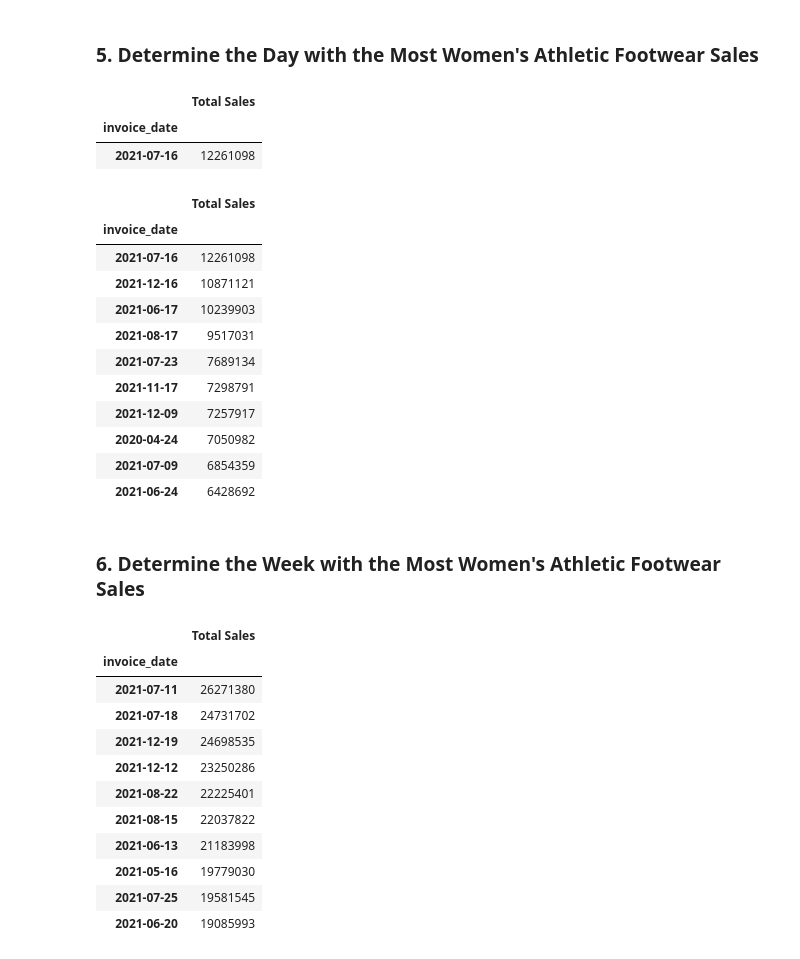
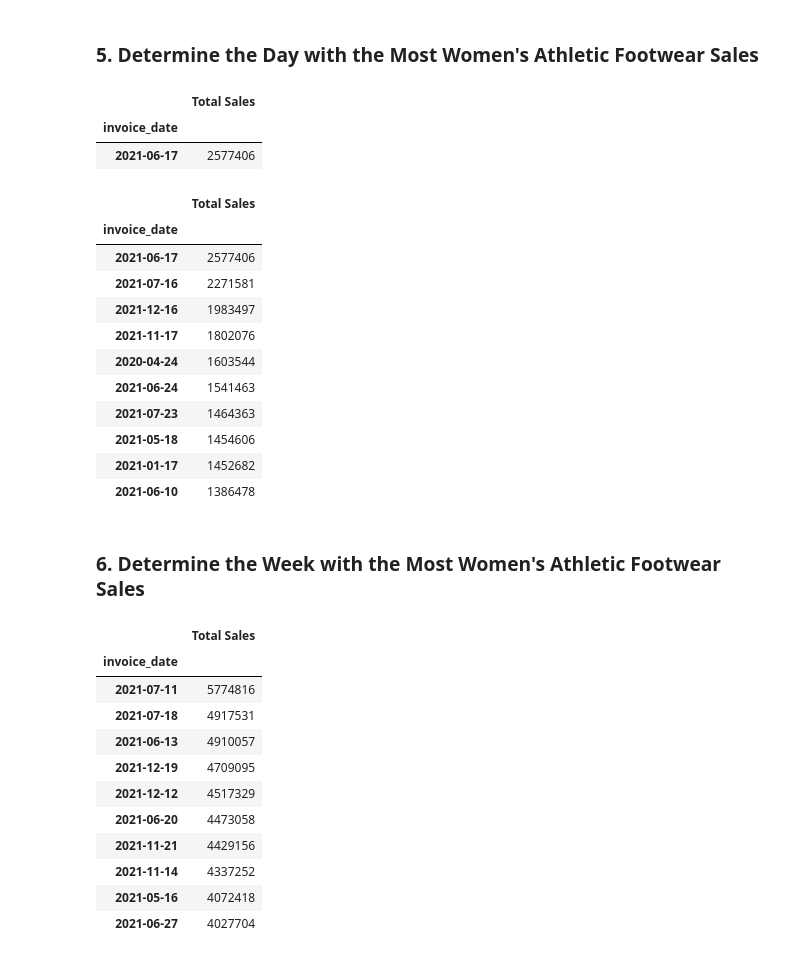
Before and after one commit to skiluvia/athletic_sales_analysis, a Jupyter notebook: athletic_sales_analysis_starter_code.ipynb, the cells around one changed output. Cells and saved outputs as stored; diff of their text form; code cells hidden in the pictures.

```diff
--- a/athletic_sales_analysis_starter_code.ipynb
+++ b/athletic_sales_analysis_starter_code.ipynb
@@ -337,54 +337,54 @@ athletic_sales_2020_2021_womens_pivoted_retailer_df.sort_values("Womens_Footwear
 ### 5. Determine the Day with the Most Women's Athletic Footwear Sales
 # %%
 # Create a pivot table with the 'invoice_date' column is the index, and the "total_sales" as the values.
-athletic_sales_2020_2021_day_most_sales_df = pd.pivot_table(athletic_sales_2020_2021_df, index=["invoice_date"], values=["total_sales"], aggfunc=sum)
+athletic_sales_2020_2021_day_most_sales_women_df = pd.pivot_table(athletic_sales_2020_2021_womens_df, index=["invoice_date"], values=["total_sales"], aggfunc=sum)
 
 # Optional: Rename the "total_sales" column to "Total Sales"
-athletic_sales_2020_2021_day_most_sales_df.rename(columns={"total_sales": "Total Sales"}, inplace=True)
+athletic_sales_2020_2021_day_most_sales_women_df.rename(columns={"total_sales": "Total Sales"}, inplace=True)
 
 # Show the table.
-athletic_sales_2020_2021_day_most_sales_df.sort_values("Total Sales", ascending=False).head(1)
+athletic_sales_2020_2021_day_most_sales_women_df.sort_values("Total Sales", ascending=False).head(1)
 # %% [output]
 |  | Total Sales |
 | invoice_date |  |
-| 2021-07-16 | 12261098 |
+| 2021-06-17 | 2577406 |
 # %%
 # Resample the pivot table into daily bins, and get the total sales for each day.
-athletic_sales_2020_2021_day_most_sales_df.resample("D").sum()
+athletic_sales_2020_2021_day_most_sales_women_df.resample("D").sum()
 
 # Sort the resampled pivot table in ascending order on "Total Sales".
-(athletic_sales_2020_2021_day_most_sales_df.resample("D").sum()).sort_values("Total Sales", ascending=False).head(10)
+(athletic_sales_2020_2021_day_most_sales_women_df.resample("D").sum()).sort_values("Total Sales", ascending=False).head(10)
 # %% [output]
 |  | Total Sales |
 | invoice_date |  |
-| 2021-07-16 | 12261098 |
-| 2021-12-16 | 10871121 |
-| 2021-06-17 | 10239903 |
-| 2021-08-17 | 9517031 |
-| 2021-07-23 | 7689134 |
-| 2021-11-17 | 7298791 |
-| 2021-12-09 | 7257917 |
-| 2020-04-24 | 7050982 |
-| 2021-07-09 | 6854359 |
-| 2021-06-24 | 6428692 |
+| 2021-06-17 | 2577406 |
+| 2021-07-16 | 2271581 |
+| 2021-12-16 | 1983497 |
+| 2021-11-17 | 1802076 |
+| 2020-04-24 | 1603544 |
+| 2021-06-24 | 1541463 |
+| 2021-07-23 | 1464363 |
+| 2021-05-18 | 1454606 |
+| 2021-01-17 | 1452682 |
+| 2021-06-10 | 1386478 |
 # %% [markdown]
 ### 6.  Determine the Week with the Most Women's Athletic Footwear Sales
 # %%
 # Resample the pivot table into weekly bins, and get the total sales for each week.
-athletic_sales_2020_2021_day_most_sales_df.resample("W").sum()
+athletic_sales_2020_2021_day_most_sales_women_df.resample("W").sum()
 
 # Sort the resampled pivot table in ascending order on "Total Sales".
-(athletic_sales_2020_2021_day_most_sales_df.resample("W").sum()).sort_values("Total Sales", ascending=False).head(10)
+(athletic_sales_2020_2021_day_most_sales_women_df.resample("W").sum()).sort_values("Total Sales", ascending=False).head(10)
 # %% [output]
 |  | Total Sales |
 | invoice_date |  |
-| 2021-07-11 | 26271380 |
-| 2021-07-18 | 24731702 |
-| 2021-12-19 | 24698535 |
-| 2021-12-12 | 23250286 |
-| 2021-08-22 | 22225401 |
-| 2021-08-15 | 22037822 |
-| 2021-06-13 | 21183998 |
-| 2021-05-16 | 19779030 |
-| 2021-07-25 | 19581545 |
-| 2021-06-20 | 19085993 |
+| 2021-07-11 | 5774816 |
+| 2021-07-18 | 4917531 |
+| 2021-06-13 | 4910057 |
+| 2021-12-19 | 4709095 |
+| 2021-12-12 | 4517329 |
+| 2021-06-20 | 4473058 |
+| 2021-11-21 | 4429156 |
+| 2021-11-14 | 4337252 |
+| 2021-05-16 | 4072418 |
+| 2021-06-27 | 4027704 |
```
Also changed, not shown: 1 other file.
